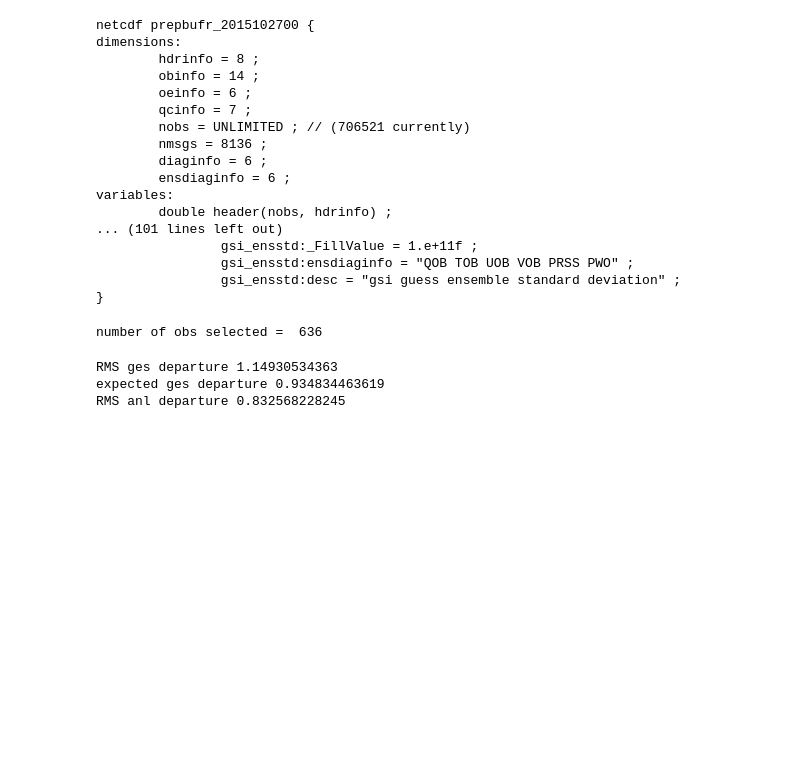
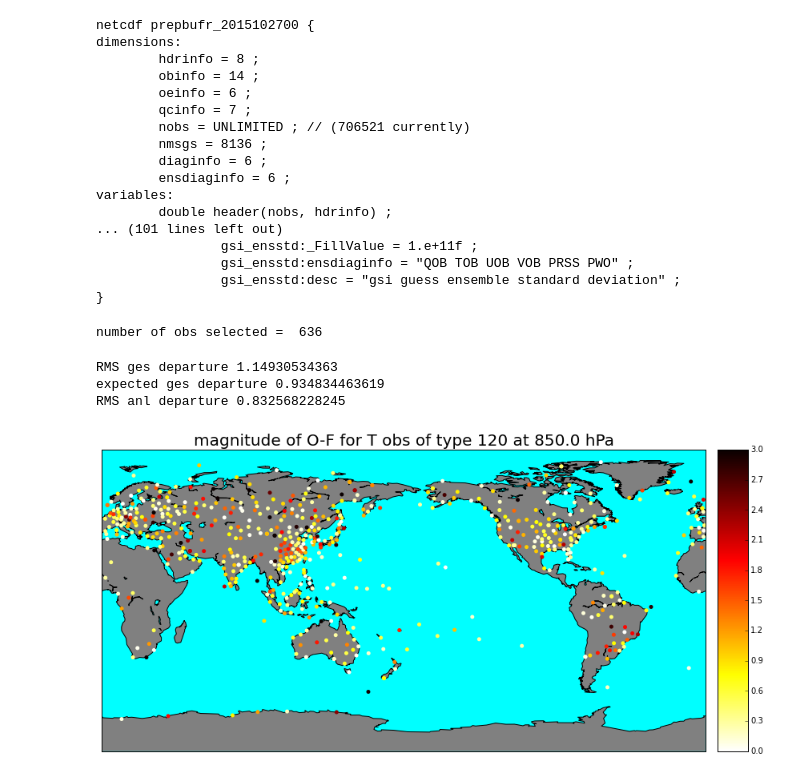
Before and after one commit to tevch/py-ncepbufr, a Jupyter notebook: utils/prepbufrnc.ipynb, the cells around one changed output. Saved outputs shown, nothing was run; the diff lists cells and outputs as text; code cells hidden in the pictures; blank space fills up the shorter version.

```diff
--- a/utils/prepbufrnc.ipynb
+++ b/utils/prepbufrnc.ipynb
@@ -55,3 +55,19 @@ print 'RMS anl departure',np.sqrt(np.mean( (obs-gsianl)[idx]**2 ))
 RMS ges departure 1.14930534363
 expected ges departure 0.934834463619
 RMS anl departure 0.832568228245
+# %%
+%matplotlib inline
+from mpl_toolkits.basemap import Basemap
+import matplotlib.pyplot as plt
+lons = header[idx,1]; lats = header[idx,2] # lons and lats are 2nd and 3rd entries in header (see ncdump)
+fig = plt.figure(figsize=(16,8))
+m = Basemap(lon_0=180)
+m.drawcoastlines()
+m.fillcontinents(color='grey',lake_color='aqua')
+m.drawmapboundary(fill_color='aqua')
+m.scatter(lons,lats,25,np.abs(obs-gsiges)[idx],cmap=plt.cm.hot_r,marker='o',\
+          vmin=0,vmax=3,edgecolors='none',zorder=10)
+m.colorbar()
+txt=plt.title('magnitude of O-F for %s obs of type %s at %s hPa' % (obtype, obcode, level),fontsize=20)
+# %% [output]
+[figure, added]
```
